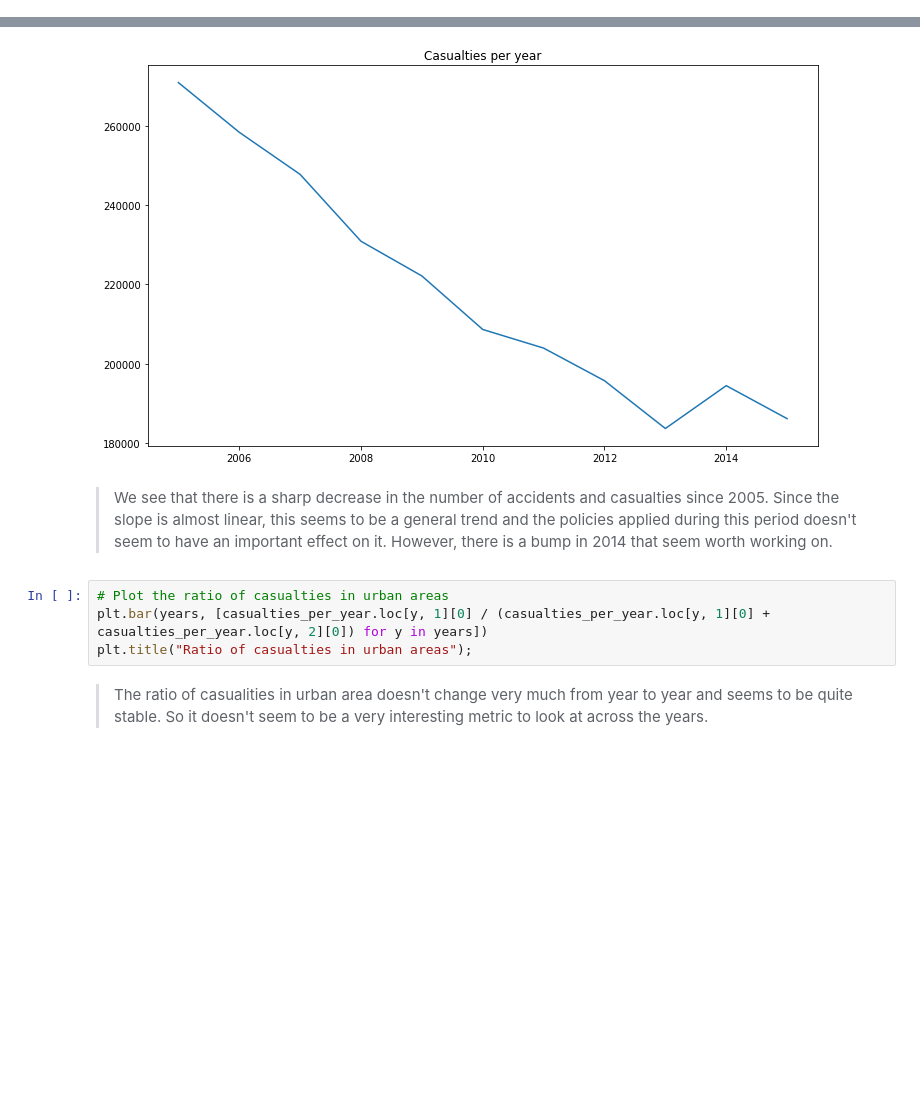
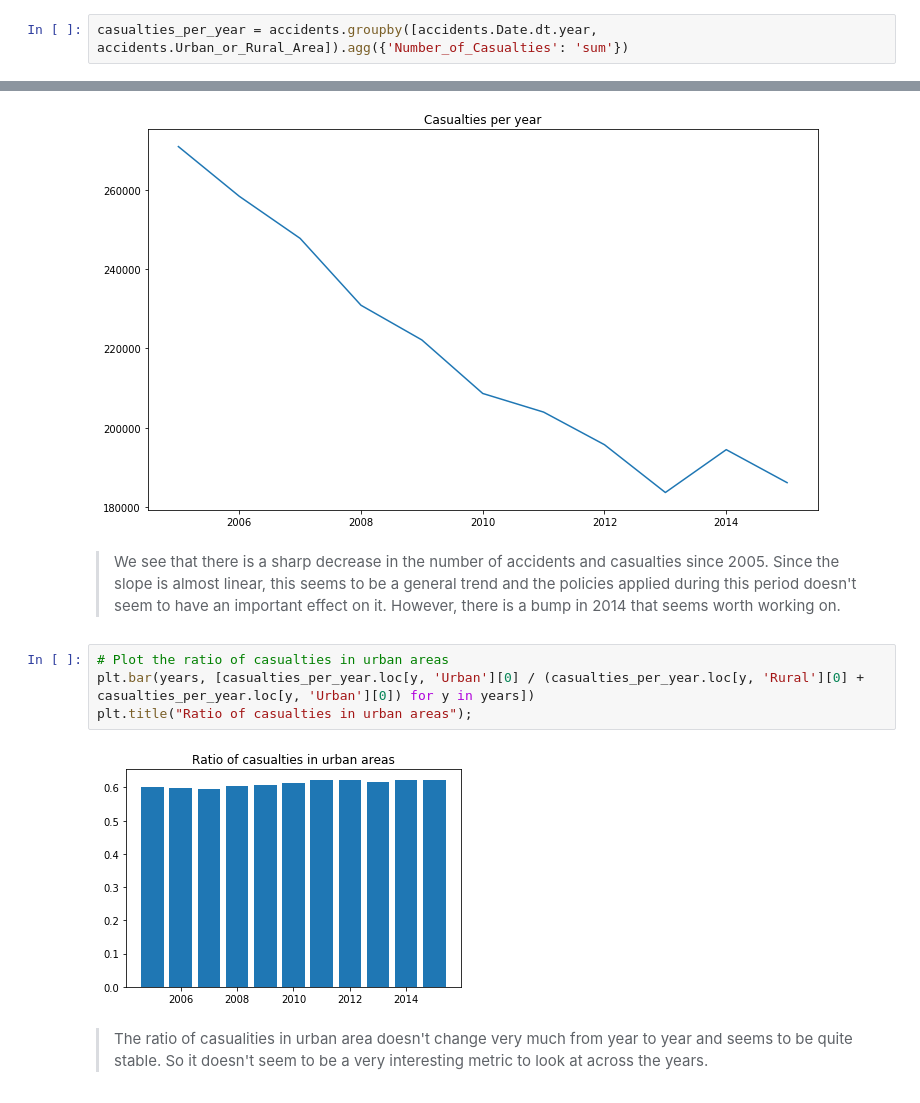
Before and after one commit to Eagleseb/survive-your-commuting, a Jupyter notebook: Milestone3.ipynb, the cells around one changed output, grey strips where cells are left out. Cells and saved outputs as stored; diff of their text form; blank space fills up the shorter version.

```diff
--- a/Milestone3.ipynb
+++ b/Milestone3.ipynb
@@ -277,6 +277,8 @@ m.save("density_by_year.html")
 # %% [markdown]
 ## Historic analysis
 Since data is available for different periods, we would like to understand how it has evolve for the last 10 years.
+# %%
+casualties_per_year = accidents.groupby([accidents.Date.dt.year, accidents.Urban_or_Rural_Area]).agg({'Number_of_Casualties': 'sum'})
 # %%
 # Plot casualties per year: we expect a decrease
 fig, ax = plt.subplots(1, 1, figsize=(12, 7))
@@ -285,11 +287,13 @@ ax.set_title("Casualties per year");
 # %% [output]
 [figure]
 # %% [markdown]
-> We see that there is a sharp decrease in the number of accidents and casualties since 2005. Since the slope is almost linear, this seems to be a general trend and the policies applied during this period doesn't seem to have an important effect on it. However, there is a bump in 2014 that seem worth working on.
+> We see that there is a sharp decrease in the number of accidents and casualties since 2005. Since the slope is almost linear, this seems to be a general trend and the policies applied during this period doesn't seem to have an important effect on it. However, there is a bump in 2014 that seems worth working on.
 # %%
 # Plot the ratio of casualties in urban areas
-plt.bar(years, [casualties_per_year.loc[y, 1][0] / (casualties_per_year.loc[y, 1][0] + casualties_per_year.loc[y, 2][0]) for y in years])
+plt.bar(years, [casualties_per_year.loc[y, 'Urban'][0] / (casualties_per_year.loc[y, 'Rural'][0] + casualties_per_year.loc[y, 'Urban'][0]) for y in years])
 plt.title("Ratio of casualties in urban areas");
+# %% [output]
+[figure, added]
 # %% [markdown]
 > The ratio of casualities in urban area doesn't change very much from year to year and seems to be quite stable. So it doesn't seem to be a very interesting metric to look at across the years.
 # %%
```
Also changed, not shown: parts of 7 cells of this notebook, 3 other files.
